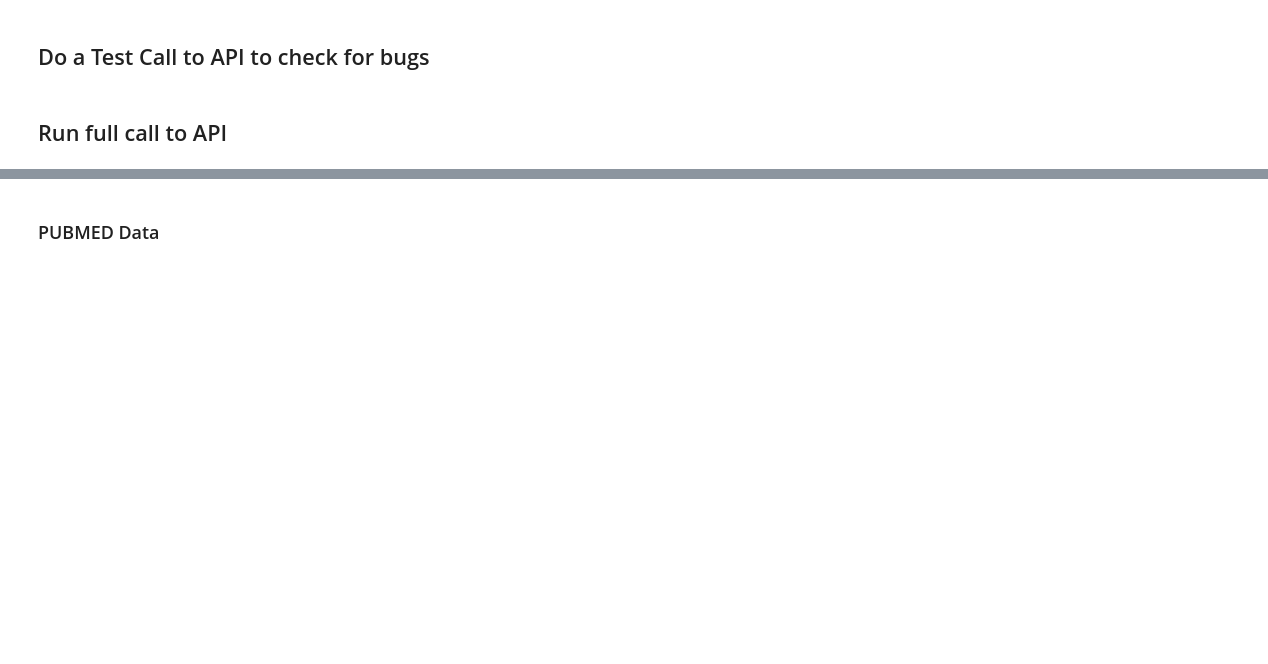
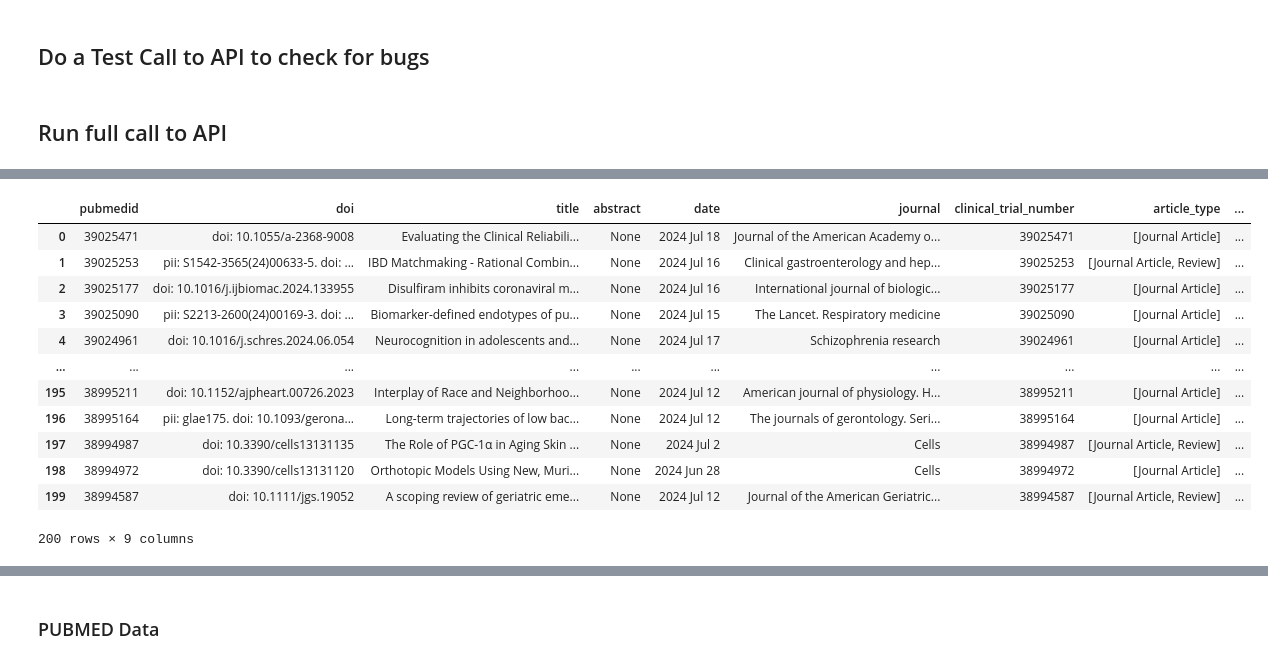
Before and after one commit to HNStaggs/Veteran-Research-Disparities, a Jupyter notebook: API_Requests.ipynb, the cells around one changed output, grey strips where cells are left out. Drawn from its saved outputs; the diff is of its cells as text; code cells hidden in the pictures; blank space fills up the shorter version.

```diff
--- a/API_Requests.ipynb
+++ b/API_Requests.ipynb
@@ -339,0 +191,17 @@ with open(os.path.join("raw_data_files", "clinical_trials.json"), 'w') as outfil
+# %%
+test_df = pd.DataFrame(articles)
+test_df
+# %% [output]
+|  | pubmedid | doi | title | abstract | date | journal | clinical_trial_number | article_type | ... |
+| 0 | 39025471 | doi: 10.1055/a-2368-9008 | Evaluating the Clinical Reliabili... | None | 2024 Jul 18 | Journal of the American Academy o... | 39025471 | [Journal Article] | ... |
+| 1 | 39025253 | pii: S1542-3565(24)00633-5. doi: ... | IBD Matchmaking - Rational Combin... | None | 2024 Jul 16 | Clinical gastroenterology and hep... | 39025253 | [Journal Article, Review] | ... |
+| 2 | 39025177 | doi: 10.1016/j.ijbiomac.2024.133955 | Disulfiram inhibits coronaviral m... | None | 2024 Jul 16 | International journal of biologic... | 39025177 | [Journal Article] | ... |
+| 3 | 39025090 | pii: S2213-2600(24)00169-3. doi: ... | Biomarker-defined endotypes of pu... | None | 2024 Jul 15 | The Lancet. Respiratory medicine | 39025090 | [Journal Article] | ... |
+| 4 | 39024961 | doi: 10.1016/j.schres.2024.06.054 | Neurocognition in adolescents and... | None | 2024 Jul 17 | Schizophrenia research | 39024961 | [Journal Article] | ... |
+| ... | ... | ... | ... | ... | ... | ... | ... | ... | ... |
+| 195 | 38995211 | doi: 10.1152/ajpheart.00726.2023 | Interplay of Race and Neighborhoo... | None | 2024 Jul 12 | American journal of physiology. H... | 38995211 | [Journal Article] | ... |
+| 196 | 38995164 | pii: glae175. doi: 10.1093/gerona... | Long-term trajectories of low bac... | None | 2024 Jul 12 | The journals of gerontology. Seri... | 38995164 | [Journal Article] | ... |
+| 197 | 38994987 | doi: 10.3390/cells13131135 | The Role of PGC-1α in Aging Skin ... | None | 2024 Jul 2 | Cells | 38994987 | [Journal Article, Review] | ... |
+| 198 | 38994972 | doi: 10.3390/cells13131120 | Orthotopic Models Using New, Muri... | None | 2024 Jun 28 | Cells | 38994972 | [Journal Article] | ... |
+| 199 | 38994587 | doi: 10.1111/jgs.19052 | A scoping review of geriatric eme... | None | 2024 Jul 12 | Journal of the American Geriatric... | 38994587 | [Journal Article, Review] | ... |
+200 rows × 9 columns
```
Also changed, not shown: parts of 22 cells of this notebook.
